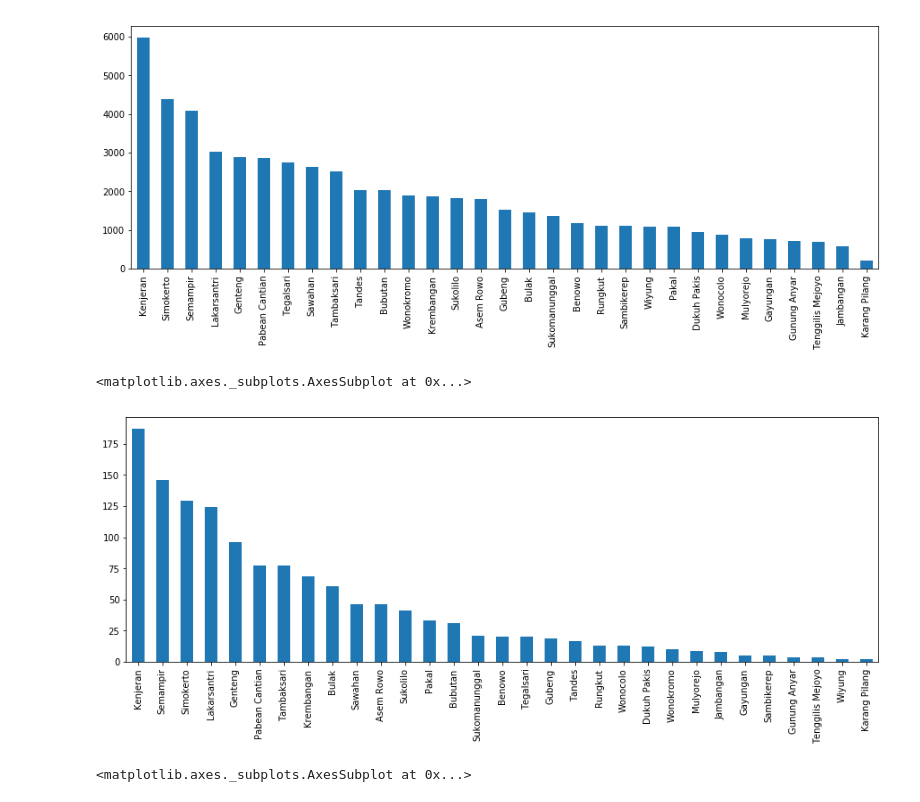
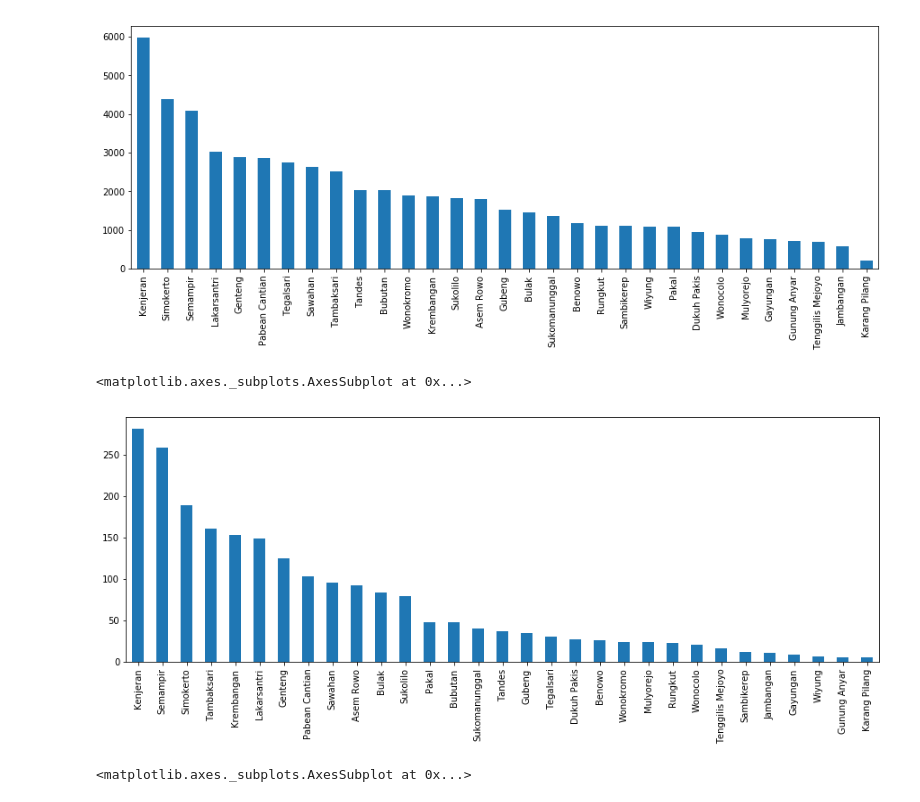
Before and after one commit to anggiemeythia/FPVisinf, a Jupyter notebook: Final Project Visualisasi.ipynb, the cells around one changed output. Saved outputs shown, nothing was run; the diff lists cells and outputs as text; code cells hidden in the pictures.

Commit message:
khotib add chart

```diff
--- a/Final Project Visualisasi.ipynb
+++ b/Final Project Visualisasi.ipynb
@@ -36,13 +36,13 @@ dfIstri.plot(kind='bar')
 [figure]
 # %%
 #2. Jumlah warga (bukan anak) yang tidak tamat SD
-is_Suami_Istri = (gakinSBY['hubkel'] == 'SUAMI') | (gakinSBY['hubkel'] == 'ISTRI')
+is_Suami_Istri = (gakinSBY['hubkel'] == 'KEPALA KELUARGA') | (gakinSBY['hubkel'] == 'ISTRI')
 is_tidak_tamat_sd = (gakinSBY['pendidikan_descrip'] == 'TIDAK/BLM SEKOLAH') | (gakinSBY['pendidikan_descrip'] == 'BELUM TAMAT SD/SEDERAJAT')
 dfDua = gakinSBY[is_Suami_Istri][is_tidak_tamat_sd]['kecamatan'].value_counts()
 dfDua.plot(kind='bar')
 # %% [output]
 <matplotlib.axes._subplots.AxesSubplot at 0x...>
-[figure, old version]
+[figure, new version]
 # %%
 #3. Persentase istri yang tidak bekerja tetapi pendidikan SLTA
 is_tidak_slta = gakinSBY['pendidikan_descrip'] == 'SLTA/SEDERAJAT'
```
Also changed, not shown: parts of 5 cells of this notebook.
